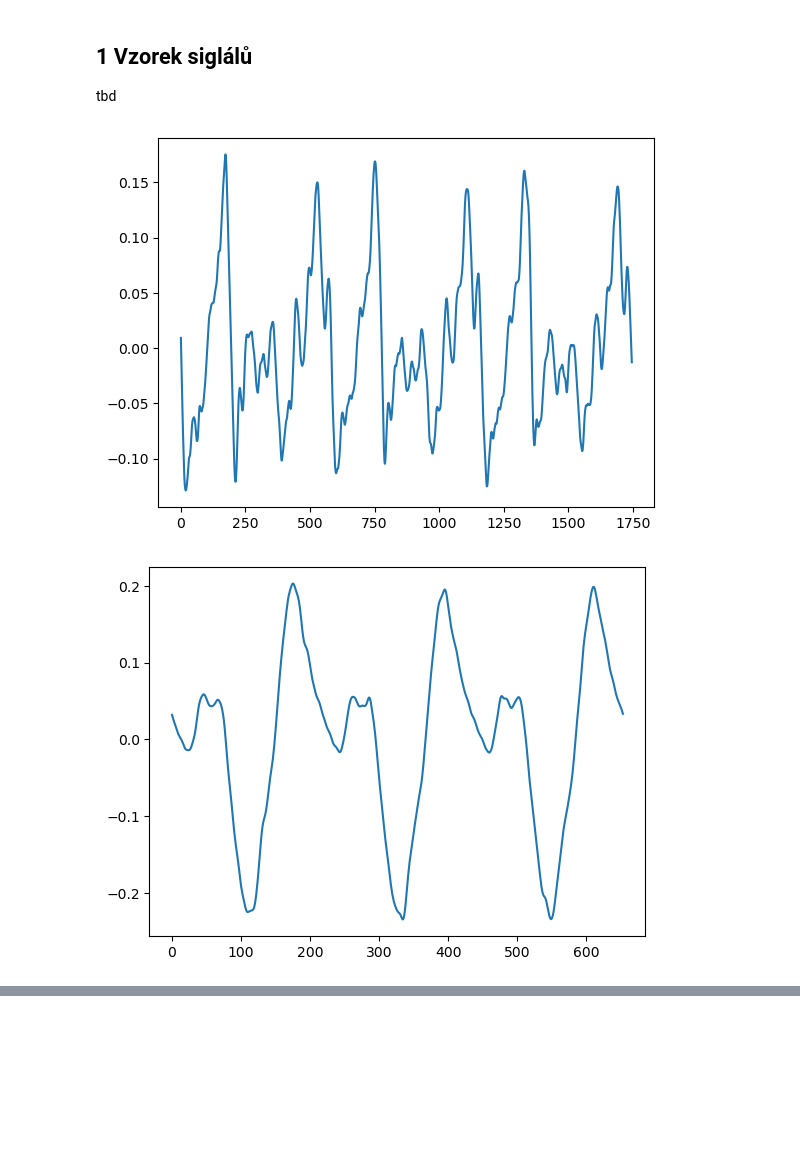
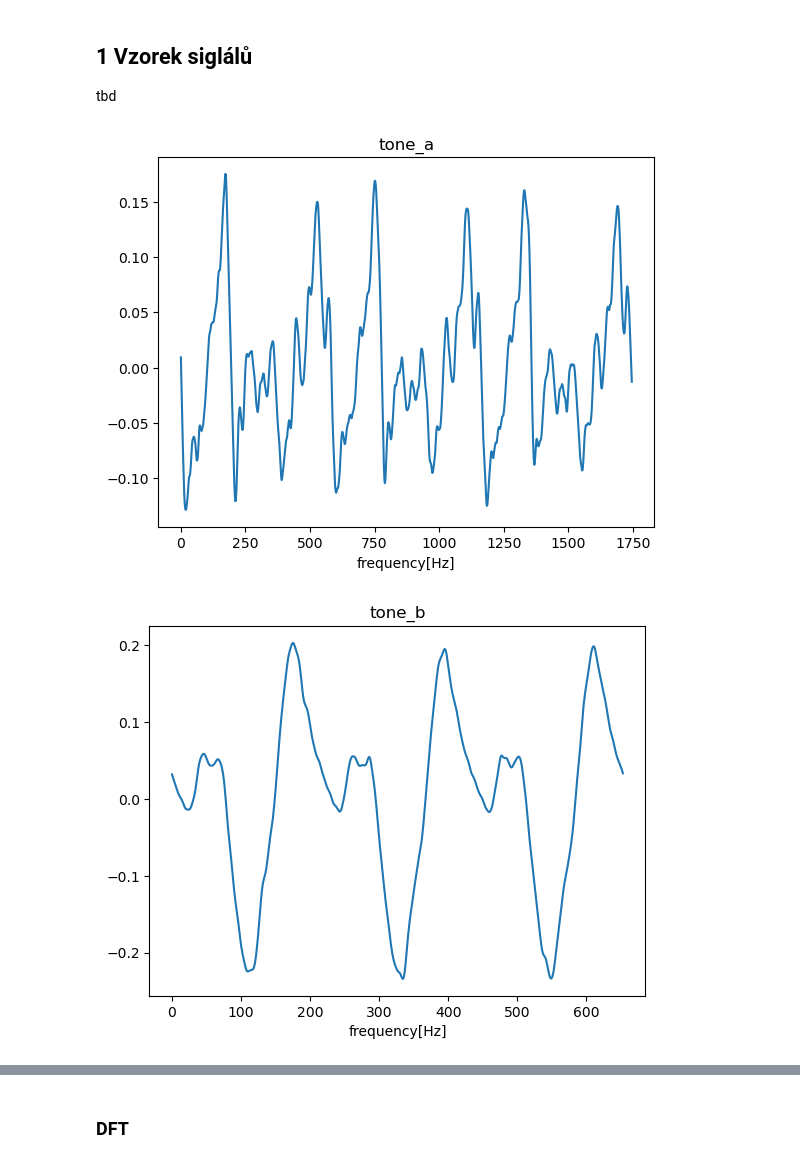
Before and after one commit to jirmusovic/Signaly-a-systemy, a Jupyter notebook: py/proj.ipynb, the cells around one changed output, grey strips where cells are left out. Cells and saved outputs as stored; diff of their text form; code cells hidden in the pictures; blank space fills up the shorter version.

```diff
--- a/py/proj.ipynb
+++ b/py/proj.ipynb
@@ -23,32 +23,38 @@ SKIP_SEC = 0.25
 HOWMUCH_SEC = 0.5
 WHOLETONE_SEC = 2
 howmanytones = MIDITO - MIDIFROM + 1
 tones = np.arange(MIDIFROM, MIDITO+1)
 s, Fs = sf.read("klavir.wav")
 N = int(Fs * HOWMUCH_SEC)
 Nwholetone = int(Fs * WHOLETONE_SEC)
 xall = np.zeros((MIDITO+1, N))  # matrix with all tones - first signals empty,
                                 # but we have plenty of memory ...
 samplefrom = int(SKIP_SEC * Fs)
 sampleto = samplefrom + N
 
 for tone in tones:
     x = s[samplefrom:sampleto]
     x = x - np.mean(x) # safer to center ...
     xall[tone,:] = x
     samplefrom += Nwholetone
     sampleto += Nwholetone
 
 
 #sf.write("a_orig.wav", xall[40], Fs)
 #sf.write("b_orig.wav", xall[57], Fs)
 #sf.write("c_orig.wav", xall[82], Fs)
 plt.plot(xall[40][0:int(3*Fs//82.41)])
+plt.title("tone_a")
+plt.xlabel("frequency[Hz]")
 plt.show()
 plt.plot(xall[57][0:int(3*Fs//220.00)])
+plt.title("tone_b")
+plt.xlabel("frequency[Hz]")
 plt.show()
 plt.plot(xall[82][0:int(3*Fs//932.33)])
+plt.title("tone_c")
+plt.xlabel("frequency[Hz]")
 plt.show()
 # %% [output]
-[figure, old version]
+[figure, new version]
-[figure, old version]
+[figure, new version]
@@ -56 +62,3 @@ plt.show()
+# %% [markdown]
+### DFT
 # %%
```
Also changed, not shown: parts of 8 cells of this notebook, 2 other files.
